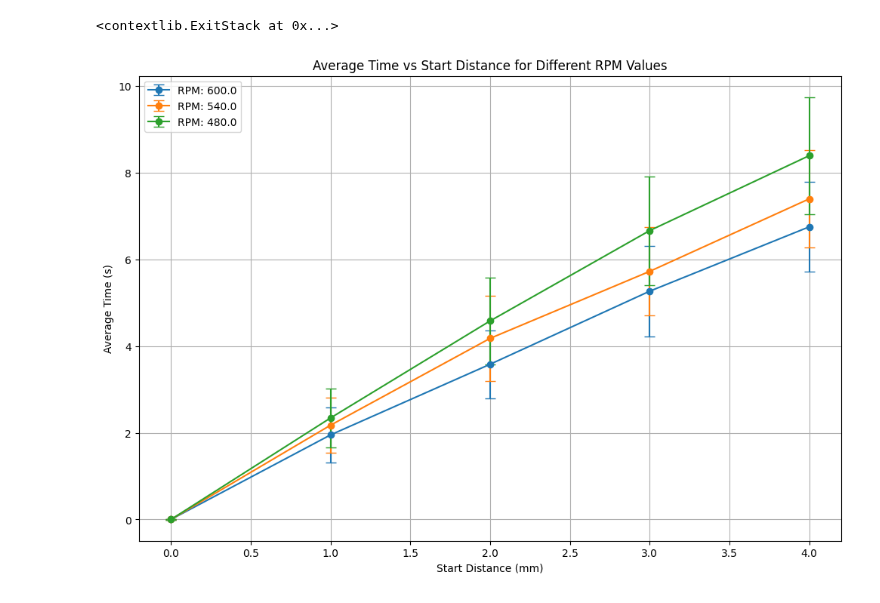
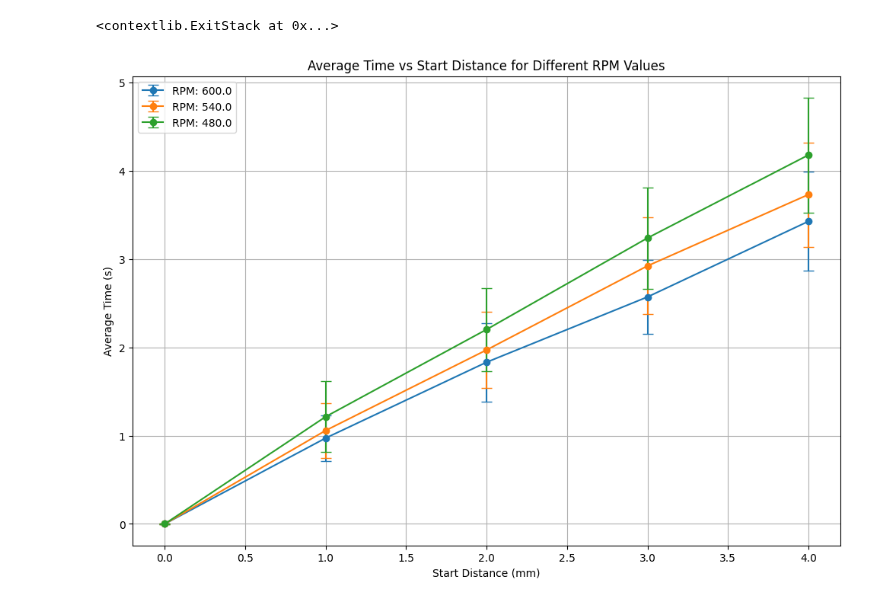
Before and after one commit to l0g1c-80m8/screw-dynamics-sindy, a Jupyter notebook: notebook/simulation-time-results.ipynb, the cells around one changed output. Cells and saved outputs as stored; diff of their text form; code cells hidden in the pictures.

```diff
--- a/notebook/simulation-time-results.ipynb
+++ b/notebook/simulation-time-results.ipynb
@@ -157,7 +157,7 @@ with torch.no_grad():
         else:
             time_results[(start_distance, rpm)] = episode_results
 # %%
-time_step_to_second_factor = 0.033301513000000005
+time_step_to_second_factor = 0.033301513000000005 / 2
 
 start_distances = []
 rpm_vals = []
@@ -168,31 +168,31 @@ for key, val in time_results.items():
     start_distances.append(key[0])
     rpm_vals.append(key[1])
     avg_times.append(np.average(val) * time_step_to_second_factor)
     std_dev_times.append(np.std(val) * time_step_to_second_factor)
 
 df = pd.DataFrame({
     'Start Distance (mm)': start_distances,
     'RPM': rpm_vals,
     'Average Time (s)': avg_times,
     'Standard Deviation Time (s)': std_dev_times
 })
 
 unique_rpms = df['RPM'].unique()
 
 plt.figure(figsize=(12, 8))
 
 for rpm in unique_rpms:
     rpm_data = df[df['RPM'] == rpm]
     plt.errorbar(rpm_data['Start Distance (mm)'], rpm_data['Average Time (s)'],
                  yerr=rpm_data['Standard Deviation Time (s)'], fmt='o-', capsize=5,
                  label=f'RPM: {rpm}')
 
 plt.xlabel('Start Distance (mm)')
 plt.ylabel('Average Time (s)')
 plt.title('Average Time vs Start Distance for Different RPM Values')
 plt.grid(True)
 plt.legend()
 
 plt.show()
 # %% [output]
-[figure, old version]
+[figure, new version]
```
Also changed, not shown: parts of 4 cells of this notebook.
